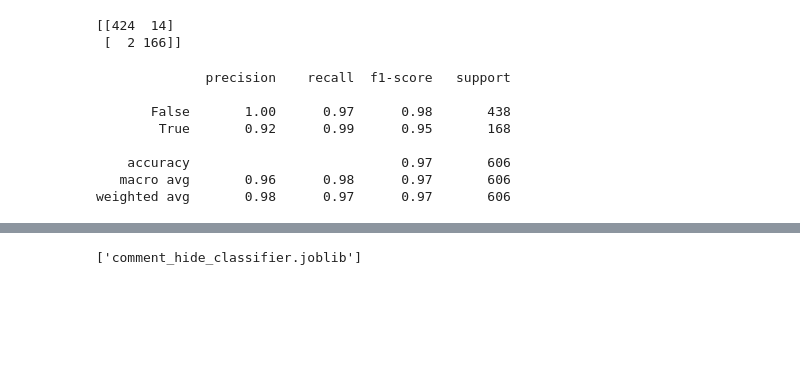
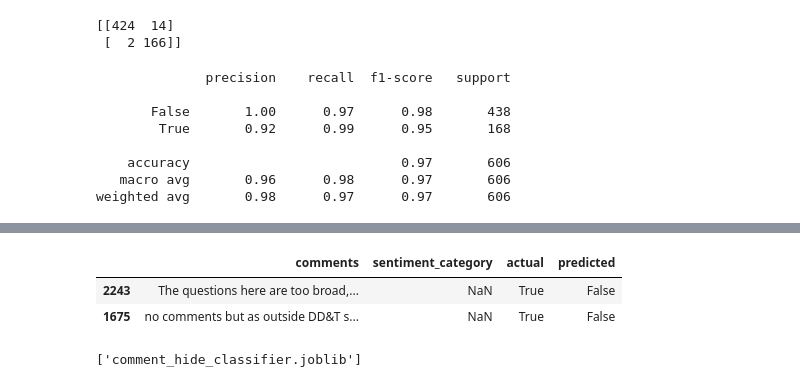
Before and after one commit to accenturedanialmirza/Azure_AI_Translator_Test, a Jupyter notebook: spam-detection/model-pipeline-category.ipynb, the cells around one changed output, grey strips where cells are left out. Drawn from its saved outputs; the diff is of its cells as text; code cells hidden in the pictures; blank space fills up the shorter version.

```diff
--- a/spam-detection/model-pipeline-category.ipynb
+++ b/spam-detection/model-pipeline-category.ipynb
@@ -87,3 +128,10 @@ weighted avg       0.98      0.97      0.97       606
+# %%
+false_negativess = comparison_df[(comparison_df['actual'] == 1) & (comparison_df['predicted'] == 0)]
+false_negativess
+# %% [output]
+|  | comments | sentiment_category | actual | predicted |
+| 2243 | The questions here are too broad,... | NaN | True | False |
+| 1675 | no comments but as outside DD&T s... | NaN | True | False |
 # %%
 import joblib
 
```
Also changed, not shown: parts of 3 cells of this notebook, 2 other files.
